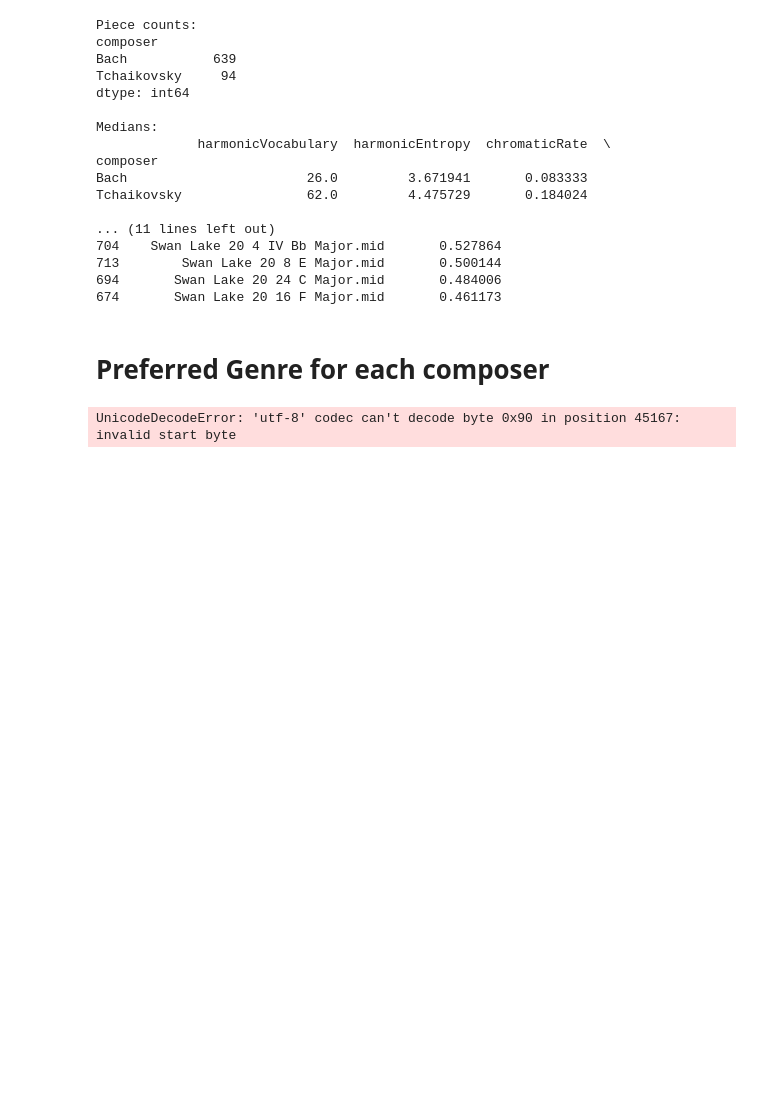
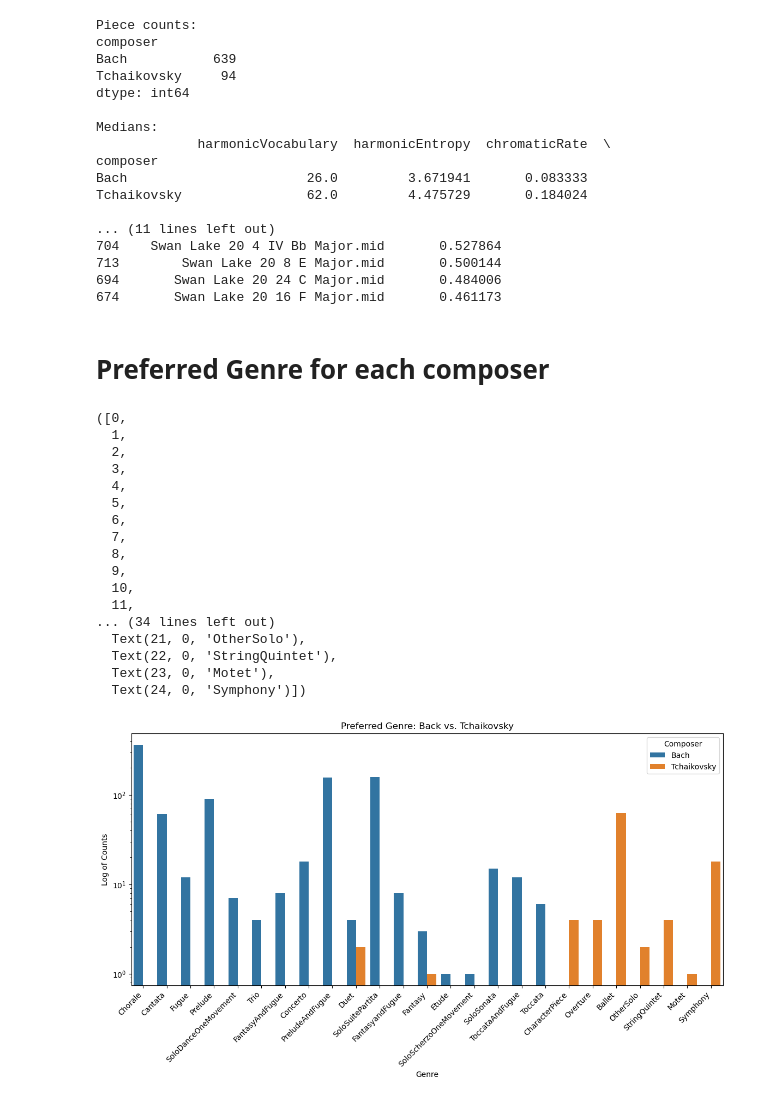
Before and after one commit to KDJDEV/introDSMidtermProject, a Jupyter notebook: test.ipynb, the cells around one changed output. Cells and saved outputs as stored; diff of their text form; code cells hidden in the pictures; blank space fills up the shorter version.

Commit message:
Created barchart for genre and keys

```diff
--- a/test.ipynb
+++ b/test.ipynb
@@ -172,10 +173,34 @@ Tchaikovsky                62.0         4.475729       0.184024
 674       Swan Lake 20 16 F Major.mid       0.461173
 # %% [markdown]
 # Preferred Genre for each composer
-# %%
-
-
-meta_data_df = pd.read_csv('YCAC-metadata2.csv', encoding_errors='ignore')
-meta_data_df
-# %% [output]
-UnicodeDecodeError: 'utf-8' codec can't decode byte 0x90 in position 45167: invalid start byte
+# %%
+
+
+meta_data_df = pd.read_csv('YCAC-metadata2.csv', encoding_errors='ignore')
+meta_data_df
+plt.figure(figsize=(14,6))
+sns.countplot(data=meta_data_df, x='Genre', hue='Composer')
+plt.title('Preferred Genre: Back vs. Tchaikovsky')
+plt.xlabel('Genre')
+plt.ylabel('Log of Counts')
+plt.yscale('log')
+plt.xticks(rotation=45, ha='right')
+# %% [output]
+([0,
+  1,
+  2,
+  3,
+  4,
+  5,
+  6,
+  7,
+  8,
+  9,
+  10,
+  11,
+... (34 lines left out)
+  Text(21, 0, 'OtherSolo'),
+  Text(22, 0, 'StringQuintet'),
+  Text(23, 0, 'Motet'),
+  Text(24, 0, 'Symphony')])
+[figure, added]
```
Also changed, not shown: parts of 3 cells of this notebook.
